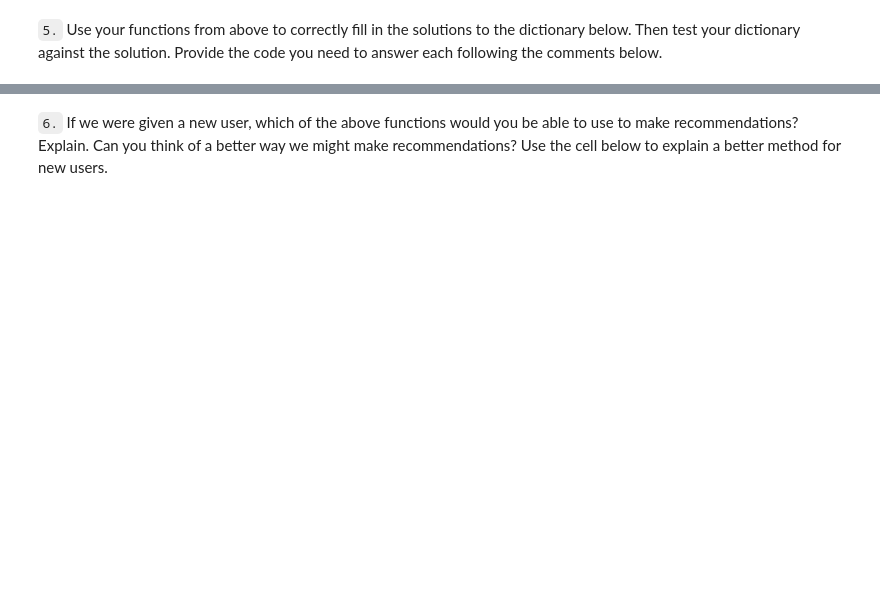
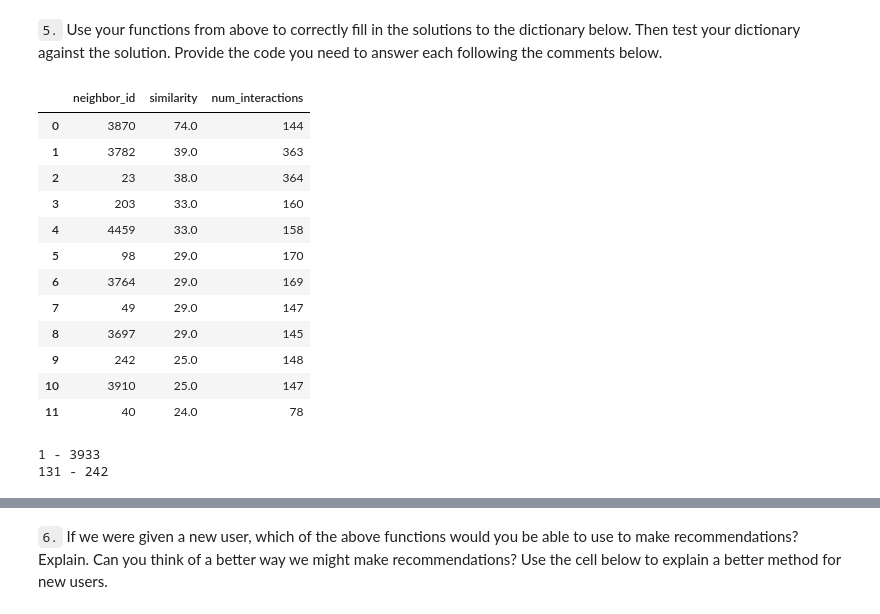
Before and after one commit to natashk/Udacity-DSND-Project3, a Jupyter notebook: Recommendations_with_IBM.ipynb, the cells around one changed output, grey strips where cells are left out. Cells and saved outputs as stored; diff of their text form; code cells hidden in the pictures; blank space fills up the shorter version.

```diff
--- a/Recommendations_with_IBM.ipynb
+++ b/Recommendations_with_IBM.ipynb
@@ -436,0 +457,4 @@ Use the tests to test your function.
+# %%
+user = user_item.loc[3933,:]
+np.array(user_item)
+np.dot(np.array(user_item),np.array(user))
@@ -548,0 +743,14 @@ print("If this is all you see, you passed all of our tests!  Nice job!")
+# %%
+uid = 131
+this_user = user_item.loc[uid,:]
+neighbors_df = pd.DataFrame(user_item.index)
+neighbors_df['similarity'] = pd.Series(np.dot(np.array(user_item),np.array(this_user)))
+
+num_interactions_df = df.groupby('user_id')[['article_id']].count().rename(columns={'article_id':'num_interactions'})
+
+#num_interactions_df = pd.DataFrame(user_item.sum(axis=1),columns=['num_interactions'])
+neighbors_df = neighbors_df.join(num_interactions_df, on='user_id').rename(columns={'user_id':'neighbor_id'})
+
+neighbors_df = neighbors_df.sort_values(by=['similarity','num_interactions'], ascending=False)
+neighbors_df = neighbors_df.drop(neighbors_df[neighbors_df['neighbor_id']==uid].index)
+neighbors_df#.reset_index(drop=True)
@@ -608,10 +993,31 @@ print(rec_names)
 # %% [markdown]
 `5.` Use your functions from above to correctly fill in the solutions to the dictionary below.  Then test your dictionary against the solution.  Provide the code you need to answer each following the comments below.
+# %%
+get_top_sorted_users(131).head(12)
+# %% [output]
+|  | neighbor_id | similarity | num_interactions |
+| 0 | 3870 | 74.0 | 144 |
+| 1 | 3782 | 39.0 | 363 |
+| 2 | 23 | 38.0 | 364 |
+| 3 | 203 | 33.0 | 160 |
+| 4 | 4459 | 33.0 | 158 |
+| 5 | 98 | 29.0 | 170 |
+| 6 | 3764 | 29.0 | 169 |
+| 7 | 49 | 29.0 | 147 |
+| 8 | 3697 | 29.0 | 145 |
+| 9 | 242 | 25.0 | 148 |
+| 10 | 3910 | 25.0 | 147 |
+| 11 | 40 | 24.0 | 78 |
 # %%
 ### Tests with a dictionary of results
 
-user1_most_sim = # Find the user that is most similar to user 1
-user131_10th_sim = # Find the 10th most similar user to user 131
+user1_most_sim = get_top_sorted_users(1).at[0,'neighbor_id'] # Find the user that is most similar to user 1
+user131_10th_sim = get_top_sorted_users(131).at[9,'neighbor_id']# Find the 10th most similar user to user 131
+
+print(f'1 - {user1_most_sim}\n131 - {user131_10th_sim}')
+# %% [output]
+1 - 3933
+131 - 242
 # %%
 ## Dictionary Test Here
 sol_5_dict = {
```
Also changed, not shown: parts of 36 cells of this notebook.
